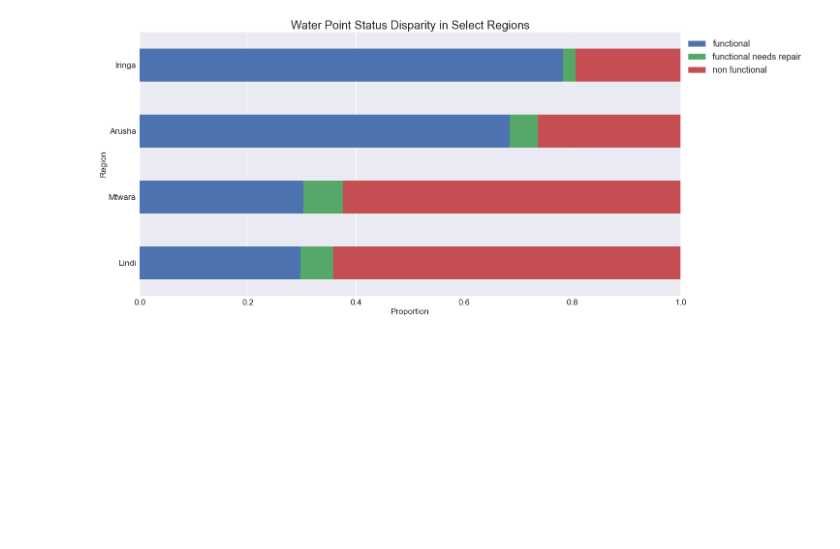
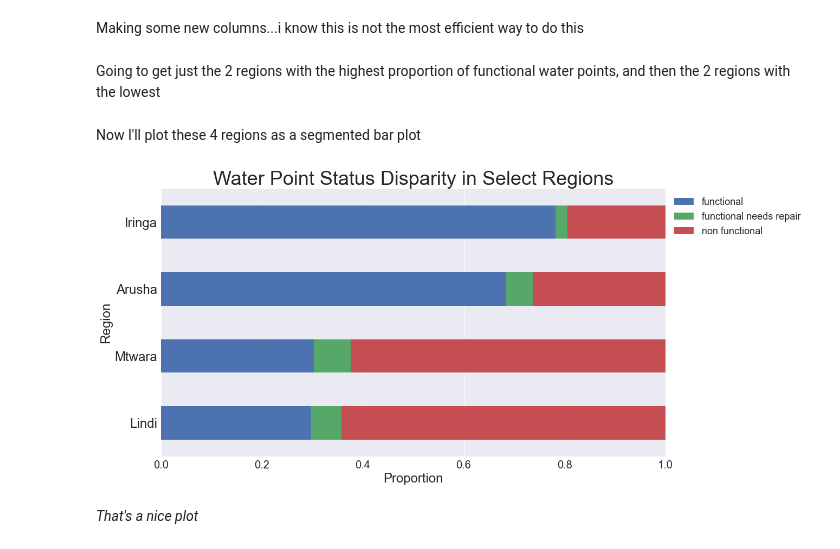
Before and after one commit to sydroth/tanzaniawellclassification, a Jupyter notebook: notebooks/02_jp_viz.ipynb, the cells around one changed output. Saved outputs shown, nothing was run; the diff lists cells and outputs as text; code cells hidden in the pictures; blank space fills up the shorter version.

```diff
--- a/notebooks/02_jp_viz.ipynb
+++ b/notebooks/02_jp_viz.ipynb
@@ -7,8 +11,8 @@ from bokeh.plotting import figure, output_file, show
 pd.set_option('display.max_columns', 500)
 params = {'legend.fontsize': 'x-large',
           'figure.figsize': (15, 5),
-         'axes.labelsize': 'xx-large',
-         'axes.titlesize':'x-large',
-         'xtick.labelsize':'xx-large',
-         'ytick.labelsize':'xx-large'}
+         'axes.labelsize': 24,
+         'axes.titlesize':24,
+         'xtick.labelsize':20,
+         'ytick.labelsize':24}
 plt.rcParams.update(params)
@@ -18,5 +24,3 @@ y_raw = pd.read_csv('../data/train_targets.csv', dtype={'id': object})
 
 # Join the two tables using their 'id' column
 df = y_raw.set_index('id').join(X_raw.set_index('id'))
-# %%
-df['date_recorded'] =  pd.to_datetime(df['date_recorded'])
@@ -27,3 +71,5 @@ reg = df.groupby('region')['status_group'].value_counts().unstack()
+# %% [markdown]
+Making some new columns...i know this is not the most efficient way to do this
 # %%
 reg['pfunc'] = reg['functional'] / (reg['functional']
                                     + reg['functional needs repair']
@@ -34,23 +80,30 @@ reg['prep'] = reg['functional needs repair'] / (reg['functional']
 reg['pnon'] = reg['non functional'] / (reg['functional']
                                     + reg['functional needs repair']
                                     + reg['non functional'])
+# %% [markdown]
+Going to get just the 2 regions with the highest proportion of functional water points, and then the 2 regions with the lowest
 # %%
 ratios = reg.drop(['functional', 'functional needs repair', 'non functional'], axis=1)
 rename = {'pfunc':'functional','prep':'functional needs repair' , 'pnon':'non functional'}
 ratios.rename(columns=rename, inplace=True)
 # %%
-sorted = ratios.sort_values('functional')
-extreme = pd.concat([sorted.head(2), sorted.tail(2)])
+sortedx = ratios.sort_values('functional')
+extreme = pd.concat([sortedx.head(2), sortedx.tail(2)])
+# %% [markdown]
+Now I'll plot these 4 regions as a segmented bar plot
 # %%
 fig, ax = plt.subplots(figsize=(20,10))
 ax.set_title('Water Point Status Disparity in Select Regions',
-             fontdict={'fontsize':24})
+             fontdict={'fontsize':36})
 
 ax.set_xlabel('Proportion')
 ax.set_xlim(0,1)
 extreme.plot.barh(stacked=True, ax=ax);
-ax.set_ylabel('Region')
+ax.set_ylabel('Region',)
 ax.legend(fontsize=18, bbox_to_anchor=(1,1));
+plt.tight_layout(pad=7)
 plt.savefig('../reports/figures/region_disparity.png', tranparent=True)
 # %% [output]
-[figure, old version]
+[figure, new version]
+# %% [markdown]
+*That's a nice plot*
```
Also changed, not shown: parts of 6 cells of this notebook, 1 other file.
